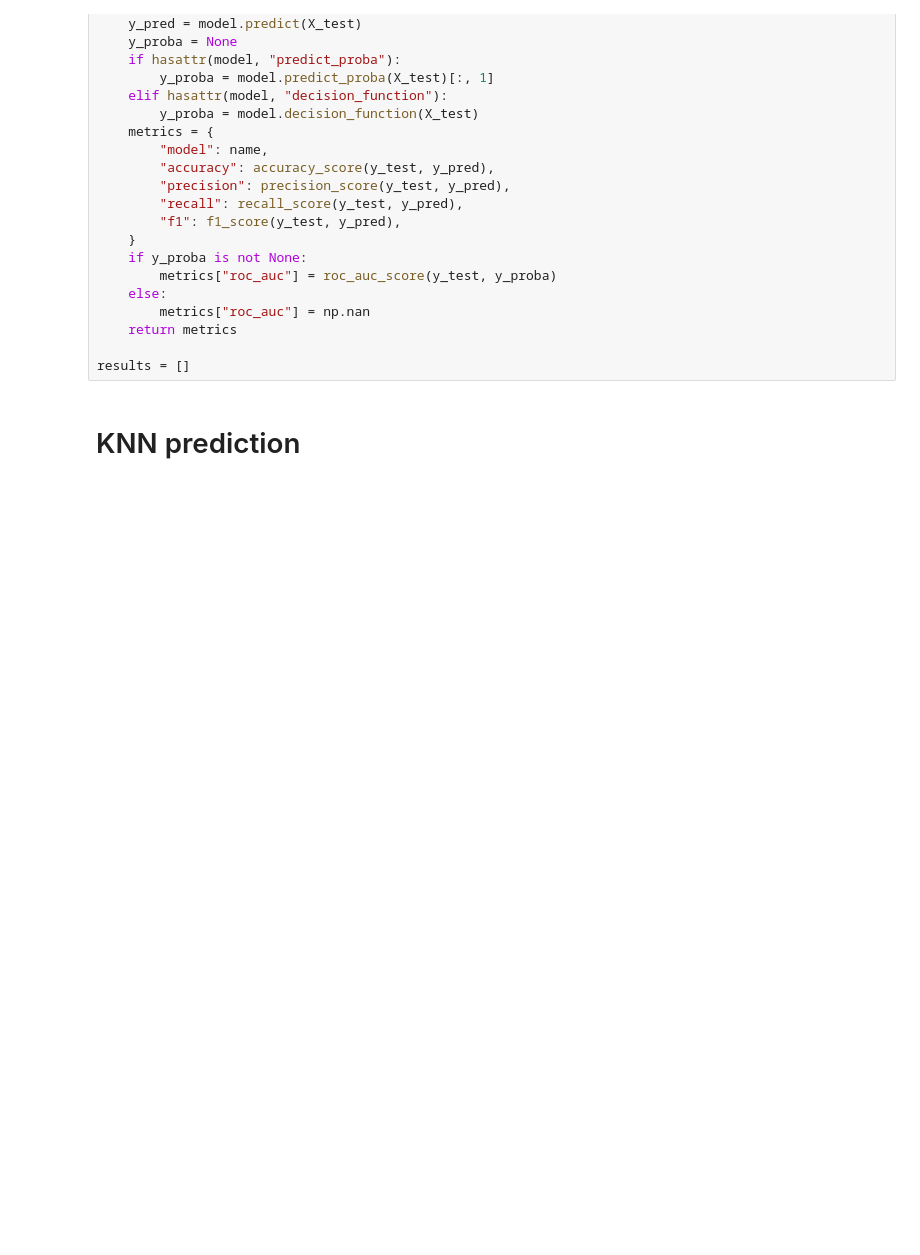
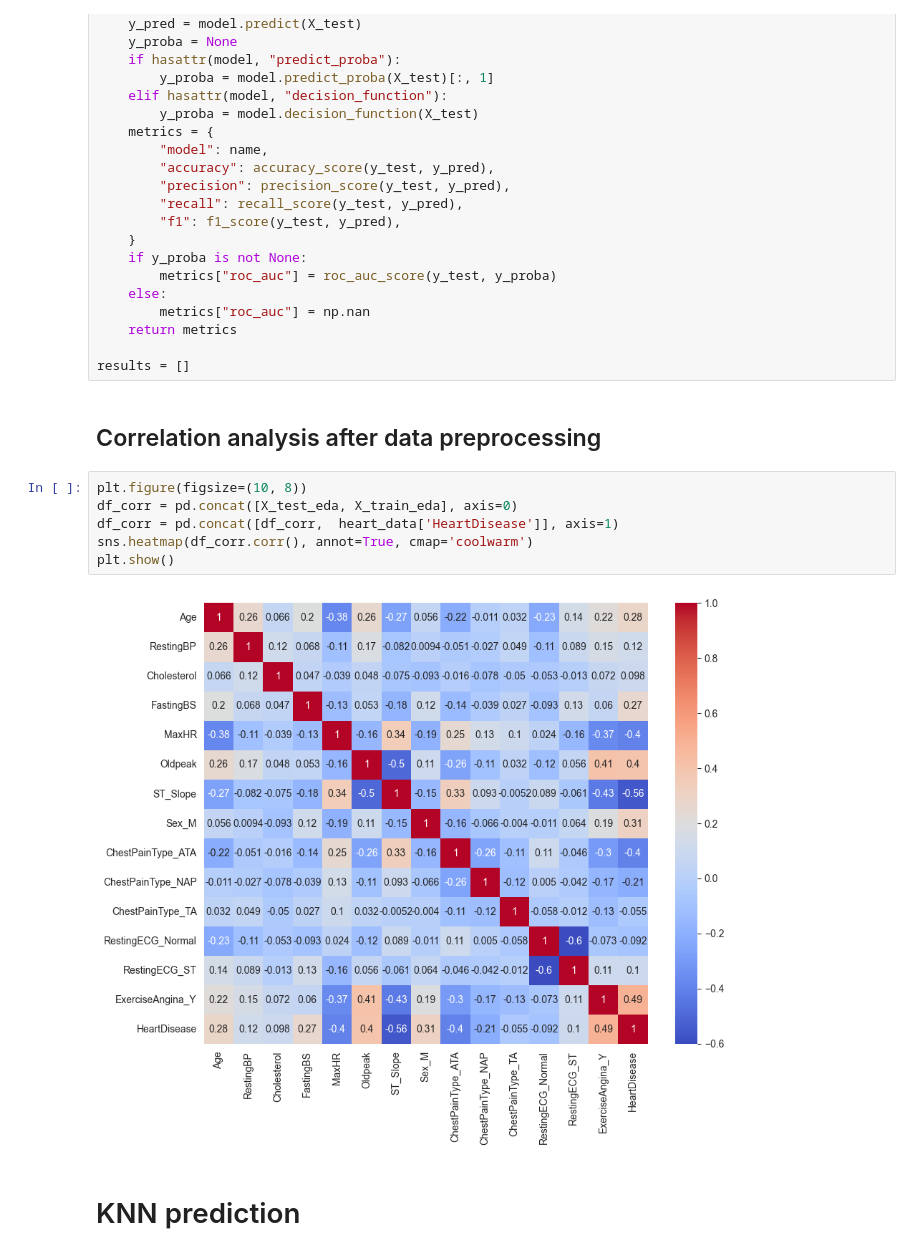
Before and after one commit to Sanjouk/IA01-Project, a Jupyter notebook: src/project.ipynb, the cells around one changed output. Drawn from its saved outputs; the diff is of its cells as text; blank space fills up the shorter version.

```diff
--- a/src/project.ipynb
+++ b/src/project.ipynb
@@ -591,6 +599,16 @@ def evaluate_model(model, X_test, y_test, name):
     return metrics
 
 results = []
+# %% [markdown]
+## Correlation analysis after data preprocessing
+# %%
+plt.figure(figsize=(10, 8))
+df_corr = pd.concat([X_test_eda, X_train_eda], axis=0)
+df_corr = pd.concat([df_corr,  heart_data['HeartDisease']], axis=1)
+sns.heatmap(df_corr.corr(), annot=True, cmap='coolwarm')
+plt.show()
+# %% [output]
+[figure, added]
 # %% [markdown]
 # KNN prediction
 # %% [markdown]
```
Also changed, not shown: parts of 6 cells of this notebook, 1 other file.
